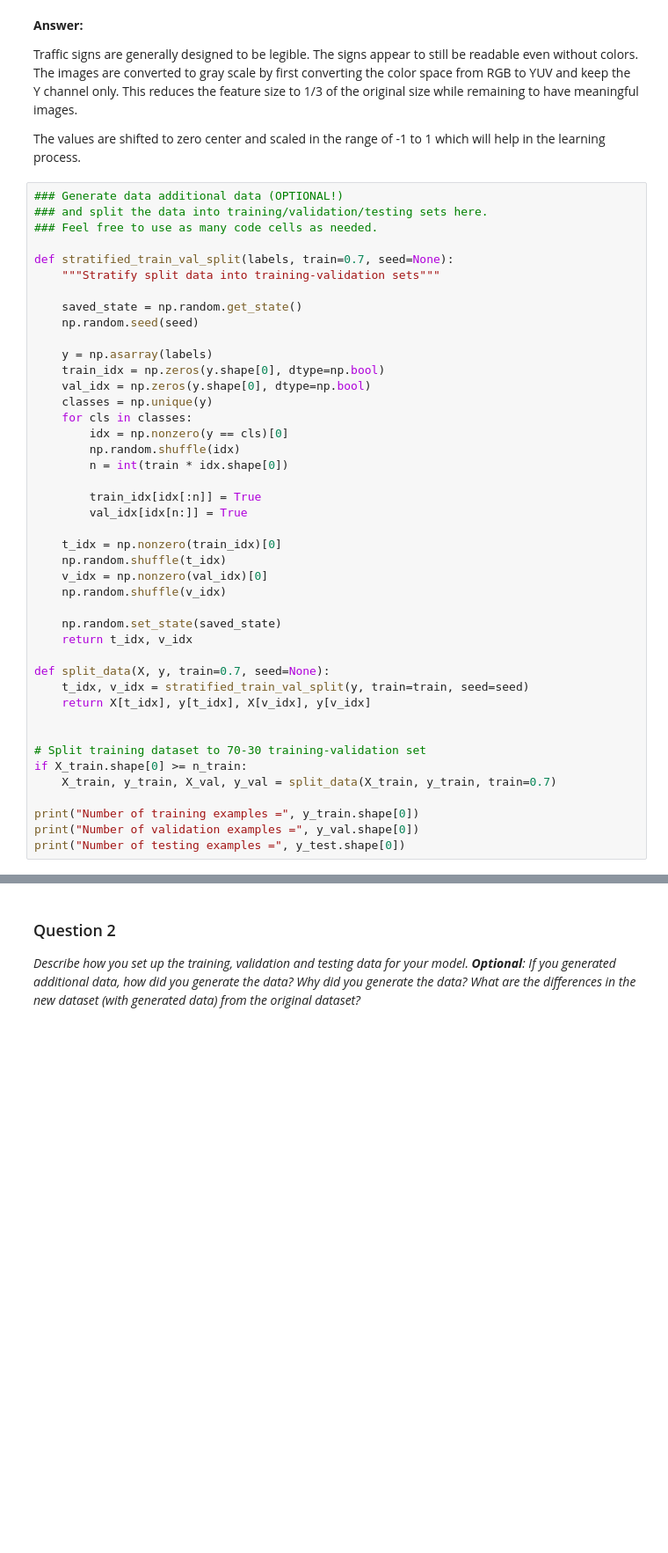
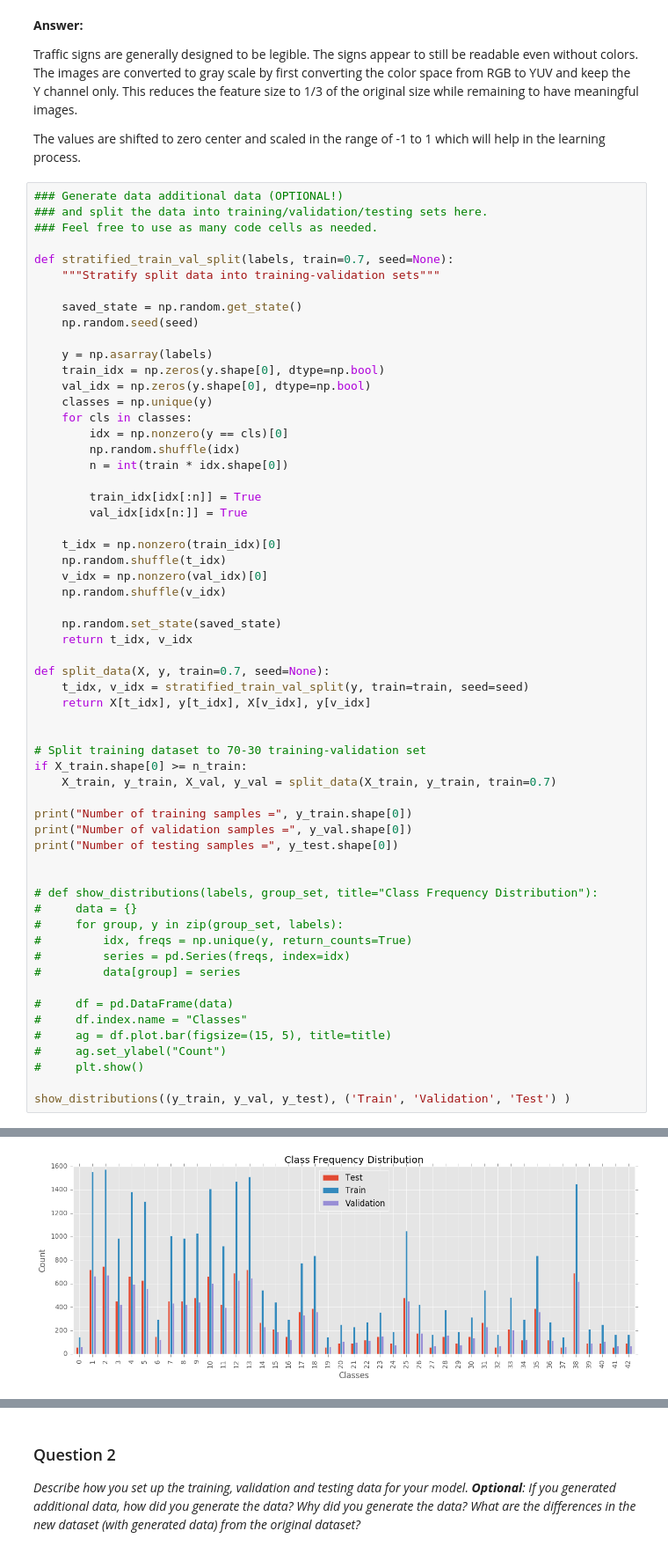
Before and after one commit to elbernante/traffic-sign-classifier, a Jupyter notebook: Traffic_Sign_Classifier.ipynb, the cells around one changed output, grey strips where cells are left out. Shown: that part at 88% size. Drawn from its saved outputs; the diff is of its cells as text; blank space fills up the shorter version.

```diff
--- a/Traffic_Sign_Classifier.ipynb
+++ b/Traffic_Sign_Classifier.ipynb
@@ -221,7 +236,23 @@ def split_data(X, y, train=0.7, seed=None):
 if X_train.shape[0] >= n_train:
     X_train, y_train, X_val, y_val = split_data(X_train, y_train, train=0.7)
 
-print("Number of training examples =", y_train.shape[0])
-print("Number of validation examples =", y_val.shape[0])
-print("Number of testing examples =", y_test.shape[0])
+print("Number of training samples =", y_train.shape[0])
+print("Number of validation samples =", y_val.shape[0])
+print("Number of testing samples =", y_test.shape[0])
+
+
+# def show_distributions(labels, group_set, title="Class Frequency Distribution"):
+#     data = {}
+#     for group, y in zip(group_set, labels):
+#         idx, freqs = np.unique(y, return_counts=True)
+#         series = pd.Series(freqs, index=idx)
+#         data[group] = series
+
+#     df = pd.DataFrame(data)
+#     df.index.name = "Classes"
+#     ag = df.plot.bar(figsize=(15, 5), title=title)
+#     ag.set_ylabel("Count")
+#     plt.show()
+
+show_distributions((y_train, y_val, y_test), ('Train', 'Validation', 'Test') )
 # %% [output]
@@ -231,3 +262,4 @@ Number of testing examples = 12630
+[figure, added]
 # %%
 def random_transform(img, rotate=15.0, translate=5, perpective=6):
     orig_rows, orig_cols = img.shape[:2]
```
Also changed, not shown: parts of 6 cells of this notebook.
